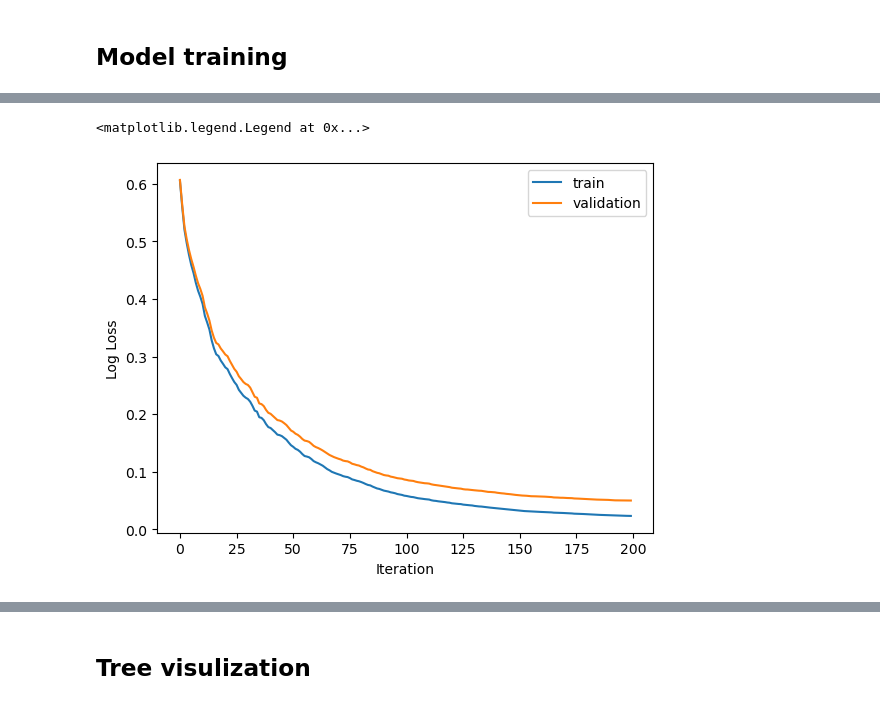
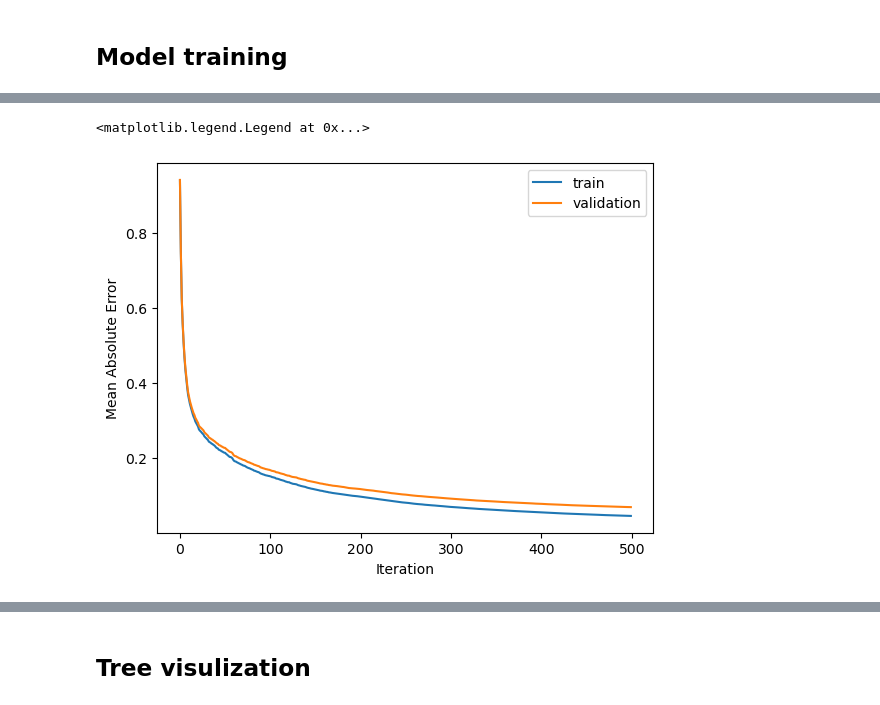
Before and after one commit to Jorge-Alda/comcha_tutorial, a Jupyter notebook: 01_classifier.ipynb, the cells around one changed output, grey strips where cells are left out. Drawn from its saved outputs; the diff is of its cells as text; code cells hidden in the pictures.

```diff
--- a/01_classifier.ipynb
+++ b/01_classifier.ipynb
@@ -126,3 +113,4 @@ best_params
 # %%
-model = xgb.XGBClassifier(**best_params, tree_method='hist', eval_metric=['error', 'logloss'], early_stopping_rounds=5, nthread=-1, n_estimators=200)
-model.fit(X_train, y_train, eval_set=[(X_train, y_train), (X_val, y_val)], verbose=False)
+eval_results = {}
+
+model_clf = xgb.train(best_params | {'objective': 'reg:squarederror', 'tree_method': 'hist', 'eval_metric': ['mae', 'rmse'], 'nthread': -1}, dtrain, num_boost_round=500, evals=evals, early_stopping_rounds=15, verbose_eval=False, evals_result=eval_results)
@@ -142,10 +117,10 @@ XGBClassifier(base_score=None, booster=None, callbacks=None,
 # %%
-plt.plot(model.evals_result()['validation_0']['logloss'], label='train')
-plt.plot(model.evals_result()['validation_1']['logloss'], label='validation')
+plt.plot(eval_results['train']['mae'], label='train')
+plt.plot(eval_results['eval']['mae'], label='validation')
 plt.xlabel('Iteration')
-plt.ylabel('Log Loss')
+plt.ylabel('Mean Absolute Error')
 plt.legend()
 # %% [output]
 <matplotlib.legend.Legend at 0x...>
-[figure, old version]
+[figure, new version]
 # %%
```
Also changed, not shown: parts of 13 cells of this notebook, 6 other files.
